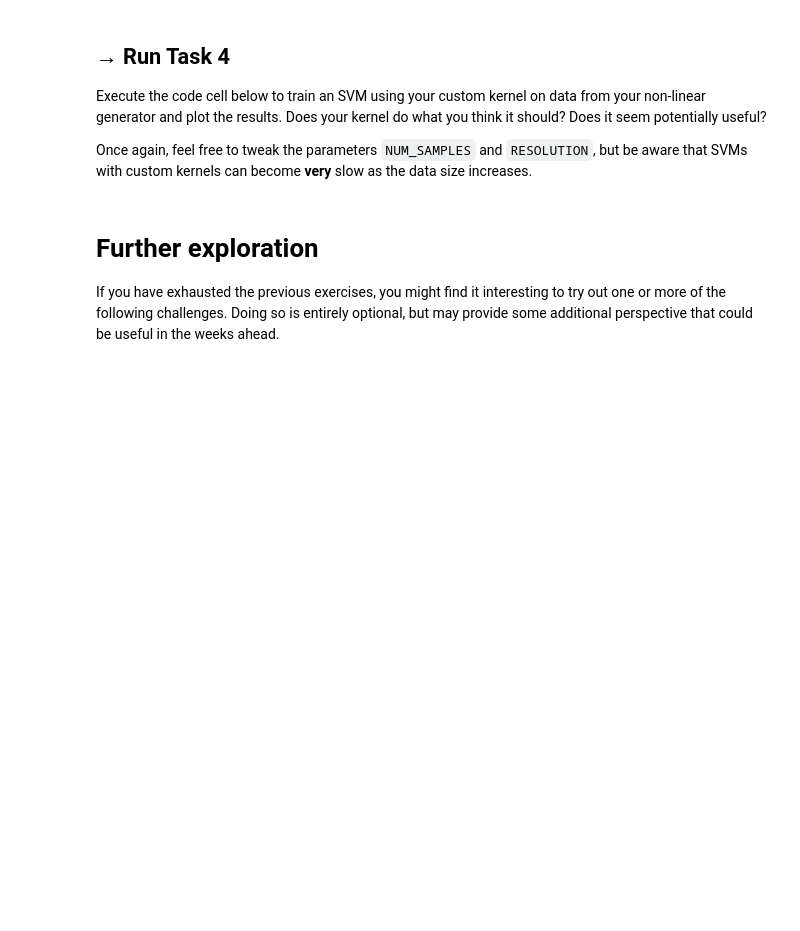
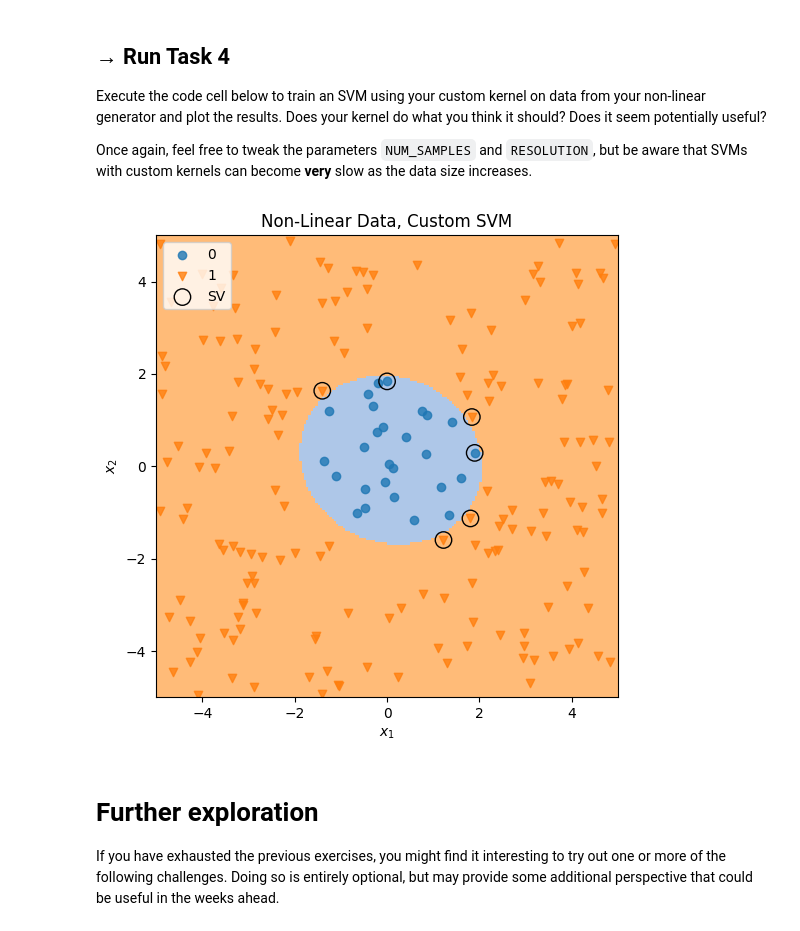
Before and after one commit to XianNg24/COMP0088_intro_to_machine_learning, a Jupyter notebook: comp88_lab4.ipynb, the cells around one changed output. Cells and saved outputs as stored; diff of their text form; code cells hidden in the pictures; blank space fills up the shorter version.

```diff
--- a/comp88_lab4.ipynb
+++ b/comp88_lab4.ipynb
@@ -431,7 +479,10 @@ def custom_kernel ( X1, X2, gamma=0.5 ):
     assert(X1.shape[1] == X2.shape[1])
 
     # TODO: implement this
-    return None
+    # Example: Polynomial kernel of degree 2
+    degree = 2
+    K = (np.dot(X1, X2.T) + 1)**degree
+    return K
 # %% [markdown]
 ## → Run Task 4
 
@@ -439,35 +490,37 @@ Execute the code cell below to train an SVM using your custom kernel on data fro
 
 Once again, feel free to tweak the parameters `NUM_SAMPLES` and `RESOLUTION`, but be aware that SVMs with custom kernels can become **very** slow as the data size increases.
 # %%
-NUM_SAMPLES = 100
+NUM_SAMPLES = 200
 RESOLUTION = 200
-COST = 1
+COST = 10
 GAMMA = 0.5
 
 fig = plt.figure(figsize=(6, 6))
 ax = fig.subplots()
 
 # generate some data
 X_non, y_non = generate_binary_nonlinear_2d ( NUM_SAMPLES, LIMITS, shared_rng )
 
 if X_non is None:
   print('generate_binary_nonlinear_2d not implemented')
   utils.plot_unimplemented(ax, title='Non-Linear Data, Custom SVM')
 else:
   # check custom kernel at least superficially works
   # before trying to train an SVM with it
   zz = np.zeros((1,1))
   if custom_kernel(zz,zz) is None:
     print('custom kernel not implemented')
     utils.plot_unimplemented(ax, title='Non-Linear Data, Custom SVM')
   else:
     def kernel ( x, y ):
       return custom_kernel(x, y, GAMMA)
 
     svm_cust = SVC(kernel=kernel, C=COST)
     svm_cust.fit(X_non, y_non)
 
     plot_svm_map ( ax, svm_cust, X_non, y_non, RESOLUTION, title='Non-Linear Data, Custom SVM')
+# %% [output]
+[figure, added]
 # %% [markdown]
 # Further exploration
 
```
Also changed, not shown: parts of 8 cells of this notebook.
